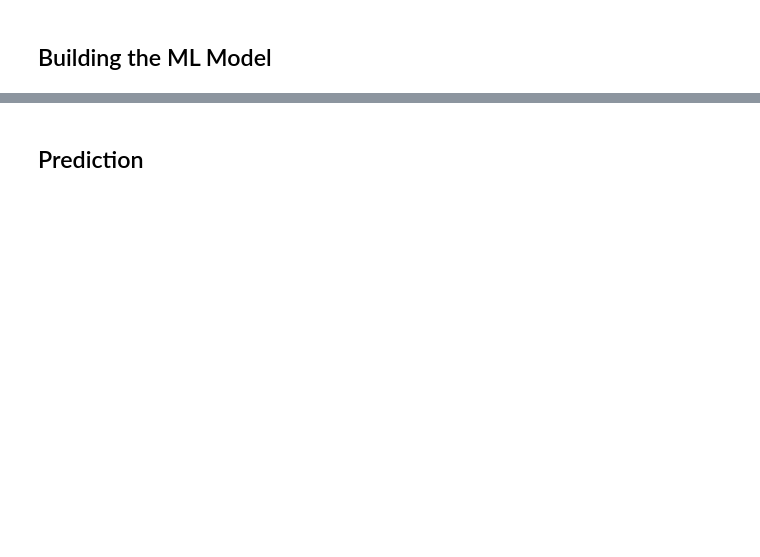
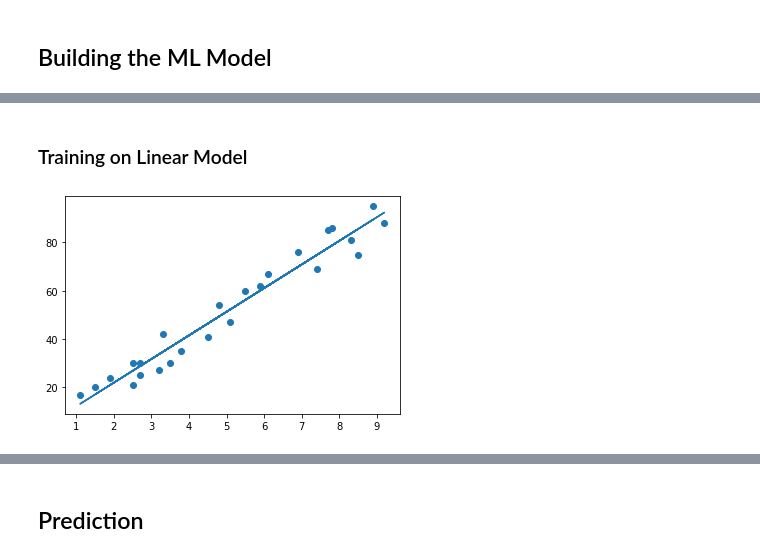
Before and after one commit to ravi-prakash1907/The-Spark-Foundation-Tasks, a Jupyter notebook: Task1/task1.ipynb, the cells around one changed output, grey strips where cells are left out. Saved outputs shown, nothing was run; the diff lists cells and outputs as text; code cells hidden in the pictures; blank space fills up the shorter version.

```diff
--- a/Task1/task1.ipynb
+++ b/Task1/task1.ipynb
@@ -80,0 +120,26 @@ data.describe
+# %%
+x = data.iloc[:, :-1].values
+y = data.iloc[:, 1].values
+# %%
+# test-train data split
+xtrain, xtest, ytrain, ytest = train_test_split(x, y,
+                            test_size=0.3, random_state=0)
+# %% [markdown]
+### Training on Linear Model
+# %%
+## getting the model
+linRegModel = LinearRegression()
+
+# training
+linRegModel.fit(xtrain, ytrain)
+
+
+### plotting the regression line based on our training
+line = linRegModel.coef_*x+linRegModel.intercept_
+
+# Plotting for the test data
+plt.scatter(x, y)
+plt.plot(x, line);
+plt.show()
+# %% [output]
+[figure, added]
```
Also changed, not shown: parts of 17 cells of this notebook.
